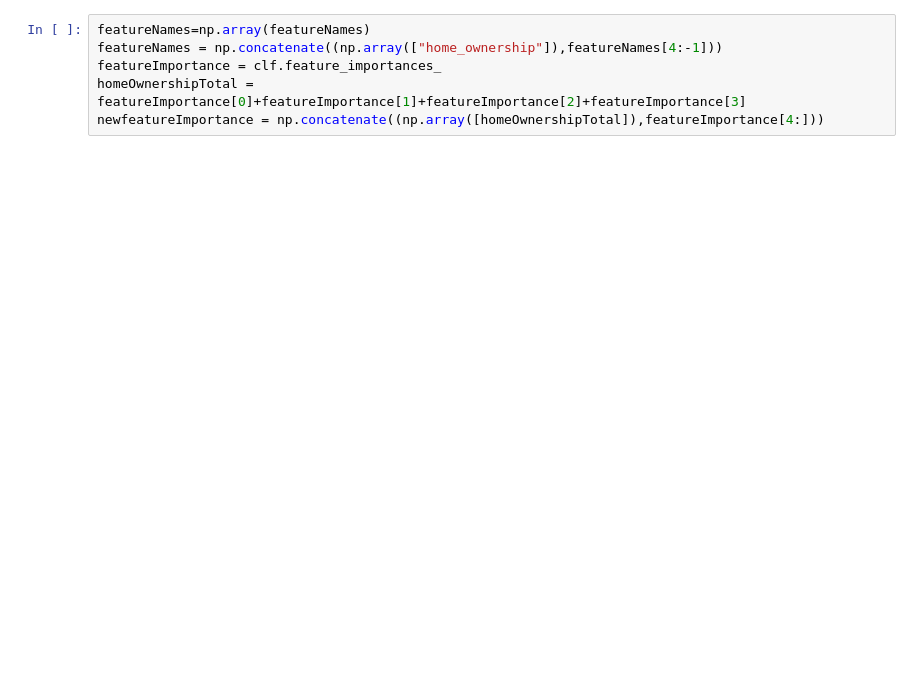
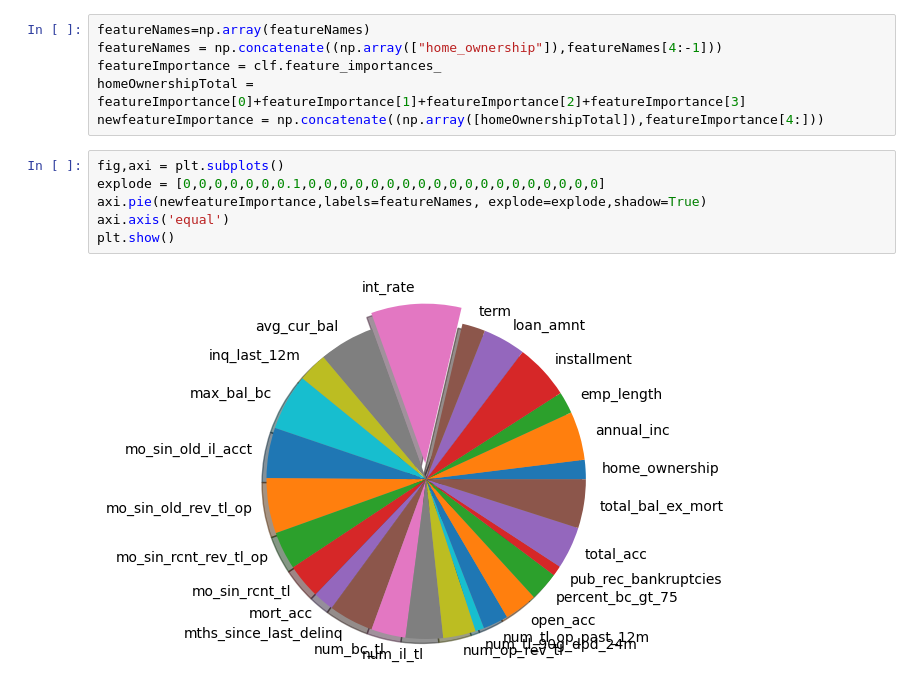
Before and after one commit to Haoran-Jie/LloydsDataChallenge, a Jupyter notebook: PredictionModel.ipynb, the cells around one changed output. Saved outputs shown, nothing was run; the diff lists cells and outputs as text; blank space fills up the shorter version.

Commit message:
Pie chart plotted

```diff
--- a/PredictionModel.ipynb
+++ b/PredictionModel.ipynb
@@ -29,3 +32,11 @@ featureNames = np.concatenate((np.array(["home_ownership"]),featureNames[4:-1]))
 featureImportance = clf.feature_importances_
 homeOwnershipTotal = featureImportance[0]+featureImportance[1]+featureImportance[2]+featureImportance[3]
 newfeatureImportance = np.concatenate((np.array([homeOwnershipTotal]),featureImportance[4:]))
+# %%
+fig,axi = plt.subplots()
+explode = [0,0,0,0,0,0,0.1,0,0,0,0,0,0,0,0,0,0,0,0,0,0,0,0,0,0,0]
+axi.pie(newfeatureImportance,labels=featureNames, explode=explode,shadow=True)
+axi.axis('equal')
+plt.show()
+# %% [output]
+[figure, added]
```
Also changed, not shown: parts of 2 cells of this notebook.
